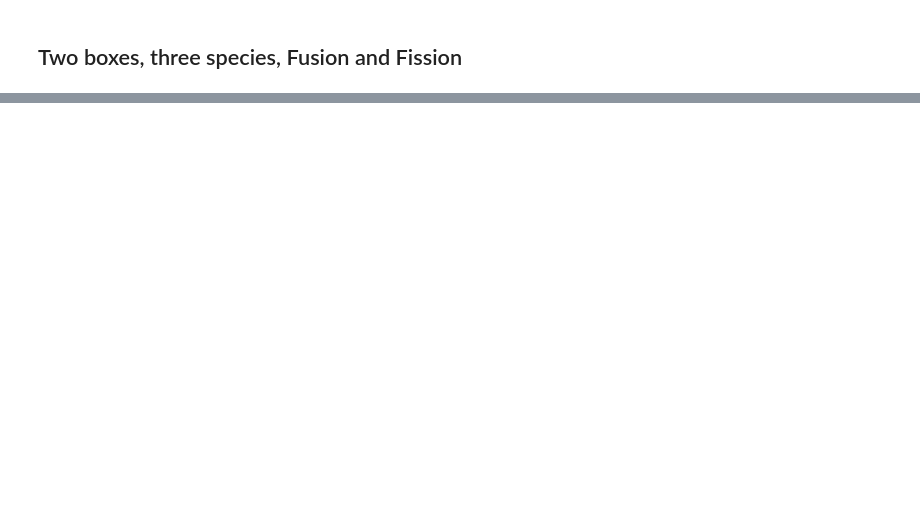
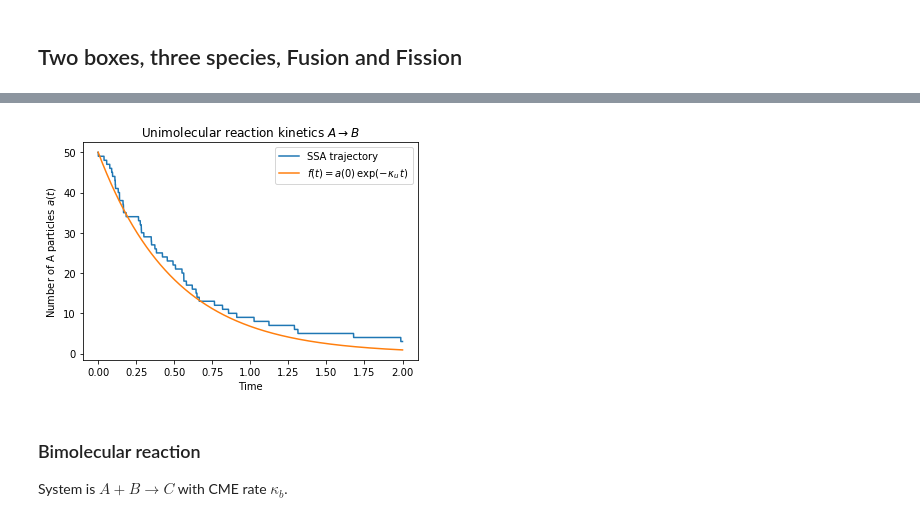
Before and after one commit to readdy/readdy_learn, a Jupyter notebook: generate/show_kinetic_monte_carlo.ipynb, the cells around one changed output, grey strips where cells are left out. Saved outputs shown, nothing was run; the diff lists cells and outputs as text; code cells hidden in the pictures; blank space fills up the shorter version.

Commit message:
showing that kinetic monte carlo reproduces some simple uni- and bimolecular reaction kinetics

```diff
--- a/generate/show_kinetic_monte_carlo.ipynb
+++ b/generate/show_kinetic_monte_carlo.ipynb
@@ -3,6 +3,11 @@
 import matplotlib.pyplot as plt
 import numpy as np
 
+# abbreviation for plotting functions in certain range
+def plot(f, xRange, *args, **kw):
+    yRange = np.fromiter(map(f,xRange), np.float)
+    plt.plot(xRange,yRange, *args, **kw)
+
 import kinetic_monte_carlo as kmc
 # %% [markdown]
 ## Two species converting into each other in one box
@@ -111,0 +120,10 @@ plt.show()
+# %%
+n_species = 2
+n_boxes = 1
+rate = 2.
+diffusivity_a = np.array([[0.]])
+diffusivity_b = np.array([[0.]])
+diffusivity = np.array([diffusivity_a, diffusivity_b])
+init_state = np.array([[50, 0]])
+system = kmc.ReactionDiffusionSystem(diffusivity, 2, 1, init_state)
+system.add_conversion(0, 1, np.array([rate]))
@@ -111,0 +135,21 @@ plt.show()
+# %%
+traj, times = system.convert_events_to_time_series(n_frames=10000)
+# %%
+desired_time = 2.0
+end_time_step = int(desired_time / (times[-1] / float(len(times)))) if times[-1] > desired_time else len(times)-1
+plt.plot(times[:end_time_step], traj[:end_time_step,0,0], label="SSA trajectory")
+plot(
+    lambda x: init_state[0,0] * np.exp(- rate * x),
+    np.linspace(0.,times[end_time_step], 1000),
+    label=r"$f(t) = a(0)\,\exp( - \kappa_u\, t)$"
+)
+plt.ylabel(r"Number of A particles $a(t)$")
+plt.xlabel(r"Time")
+plt.legend(loc="best")
+plt.title(r"Unimolecular reaction kinetics $A\rightarrow B$")
+plt.show()
+# %% [output]
+[figure, added]
+# %% [markdown]
+### Bimolecular reaction
+System is $A+B\rightarrow C$ with CME rate $\kappa_b$.
```
Also changed, not shown: parts of 12 cells of this notebook.
